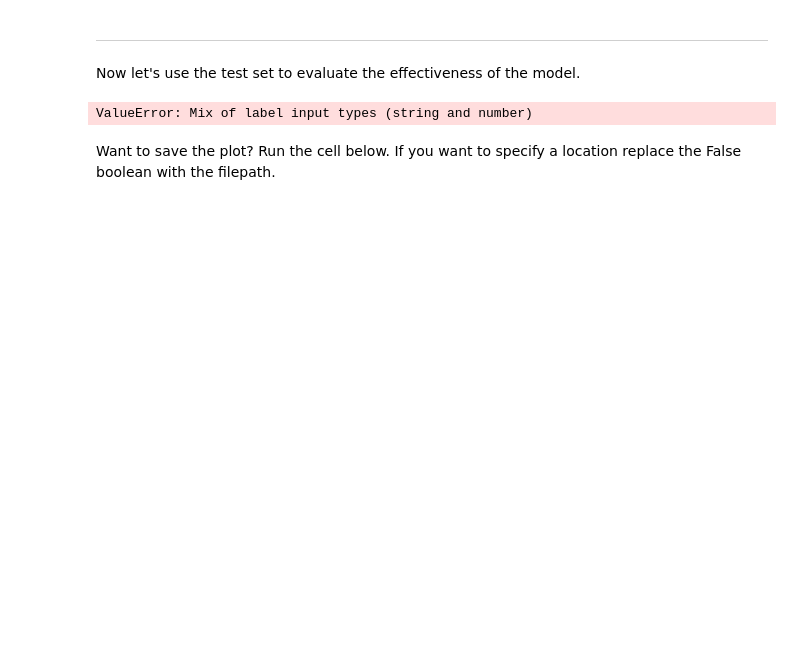
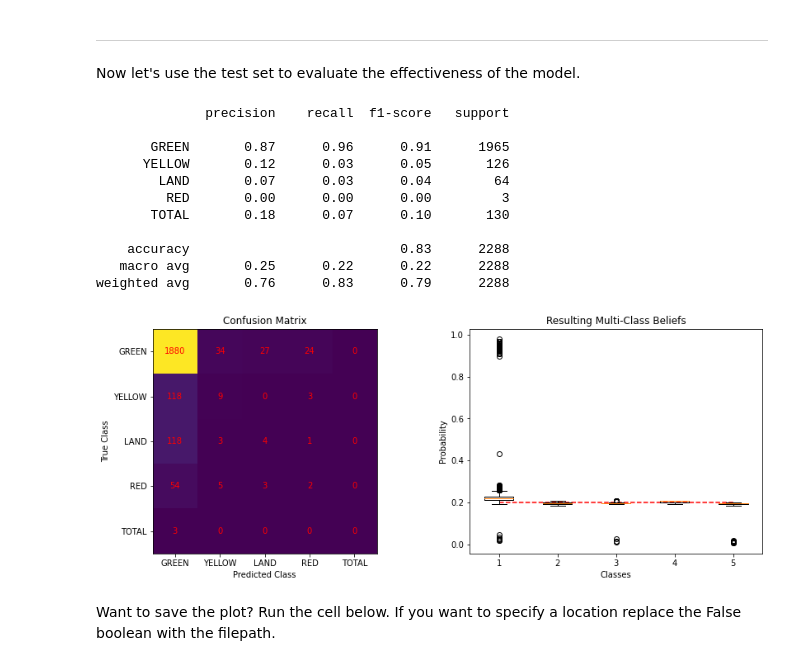
Before and after one commit to luke-scot/damage-assessment, a Jupyter notebook: run_netconf_widgets.ipynb, the cells around one changed output. Saved outputs shown, nothing was run; the diff lists cells and outputs as text; code cells hidden in the pictures; blank space fills up the shorter version.

```diff
--- a/run_netconf_widgets.ipynb
+++ b/run_netconf_widgets.ipynb
@@ -323,0 +27,2 @@ VBox(children=(Button(button_style='success', description='Confirm Classes', ico
+# %%
+parameters = df.model_parameters(inputs)
@@ -340,0 +44,2 @@ data/highRes/20JUL31_HR_LatLon.tif read completed.
+# %%
+imports = import_data(parameters)
@@ -340,0 +55,2 @@ data/highRes/20JUL31_HR_LatLon.tif read completed.
+# %%
+classified = classify_data(imports)
@@ -363,0 +64,2 @@ Time elapsed: 7.210722208023071 seconds
+# %%
+output = run_bp(classified)
@@ -364,10 +84,21 @@ Time elapsed: 7.210722208023071 seconds
 # %% [markdown]
 _____
 Now let's use the test set to evaluate the effectiveness of the model.
-# %%
-v7 = evaluate_output(v6)
-# %% [output]
-ValueError: Mix of label input types (string and number)
+# %%
+plots = evaluate_output(output)
+# %% [output]
+              precision    recall  f1-score   support
+
+       GREEN       0.87      0.96      0.91      1965
+      YELLOW       0.12      0.03      0.05       126
+        LAND       0.07      0.03      0.04        64
+         RED       0.00      0.00      0.00         3
+       TOTAL       0.18      0.07      0.10       130
+
+    accuracy                           0.83      2288
+   macro avg       0.25      0.22      0.22      2288
+weighted avg       0.76      0.83      0.79      2288
+[figure, added]
 # %% [markdown]
 Want to save the plot? Run the cell below. If you want to specify a location replace the False boolean with the filepath.
 # %%
```
Also changed, not shown: parts of 22 cells of this notebook, 4 other files.
